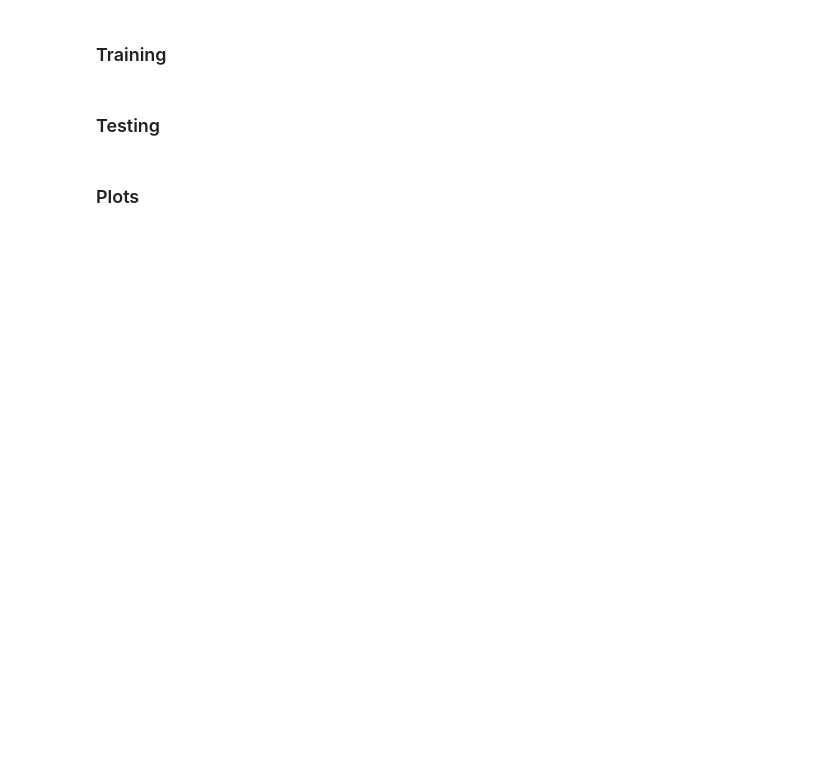
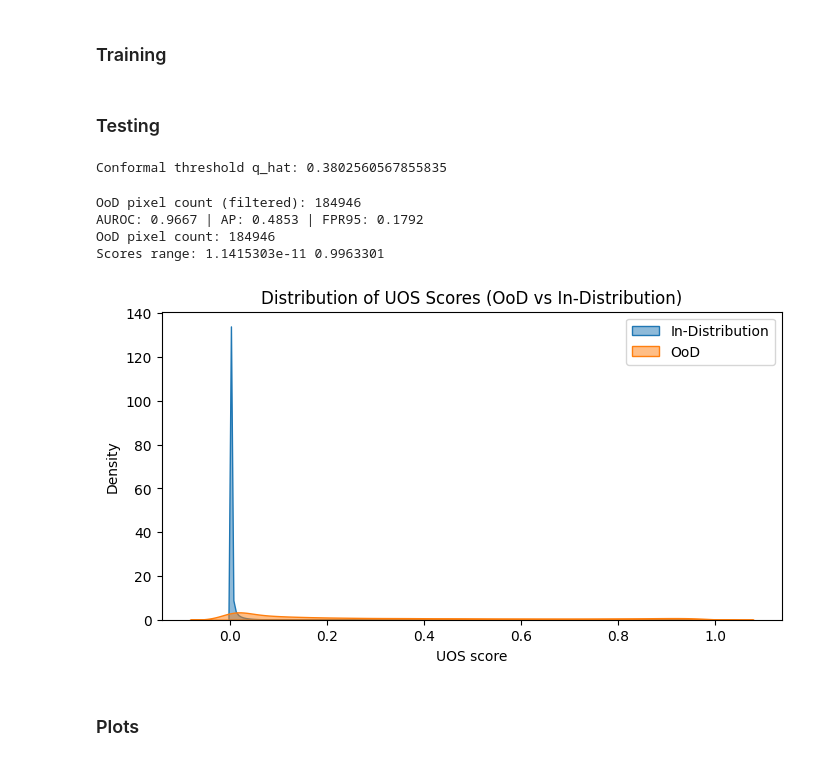
Before and after one commit to LucaColamarino/Proj11CV, a Jupyter notebook: paper_impl.ipynb, the cells around one changed output. Drawn from its saved outputs; the diff is of its cells as text; code cells hidden in the pictures; blank space fills up the shorter version.

```diff
--- a/paper_impl.ipynb
+++ b/paper_impl.ipynb
@@ -36,7 +37,7 @@ weight_decay = 1e-4
 
 # Model and training setup
 MODEL_PATH = "deeplab_uos_trained.pth"
-EPOCHS = 3
+EPOCHS = 0
 start_epoch = 0
 best_mIoU = 0.0
 
@@ -302,16 +165,3 @@ def plot_confusion_overlay(img, gt_ood, pred_ood, title="OoD Confusion Overlay")
-# %%
-def plot_roc_pr(all_scores, all_gts):
-    plt.figure(figsize=(12, 5))
-
-    plt.subplot(1, 2, 1)
-    RocCurveDisplay.from_predictions(all_gts, all_scores)
-    plt.title("ROC Curve (OoD)")
-
-    plt.subplot(1, 2, 2)
-    PrecisionRecallDisplay.from_predictions(all_gts, all_scores)
-    plt.title("Precision-Recall Curve (OoD)")
-
-    plt.show()
 # %% [markdown]
 ### Data
 # %%
@@ -418,6 +270,8 @@ with torch.no_grad():
 calib_scores = np.concatenate(calib_scores).flatten()
 qhat = calibrate_conformal(calib_scores, alpha=alpha)
 print(f"Conformal threshold q_hat: {qhat}")
+# %% [output]
+Conformal threshold q_hat: 0.3802560567855835
 # %%
 # Testing
 all_scores, all_gts = [], []
@@ -441,33 +295,40 @@ with torch.no_grad():
             # Only keep road + obstacles
             valid_pixels = gt_eval != -1
 
             # Add valid values
             uos_map = uos[i, 0]  # [H, W]
             all_scores.append(uos_map[valid_pixels])
             all_gts.append(gt_eval[valid_pixels])
 
 all_scores = np.concatenate(all_scores).flatten()
 all_gts = np.concatenate(all_gts).flatten()
 
 print("OoD pixel count (filtered):", np.sum(all_gts))
 metrics = evaluate_metrics(all_scores, all_gts)
 print(f"AUROC: {metrics['AUROC']:.4f} | AP: {metrics['AP']:.4f} | FPR95: {metrics['FPR95']:.4f}")
 
 print("OoD pixel count:", np.sum(all_gts))
 print("Scores range:", all_scores.min(), all_scores.max())
 
 ood_scores = all_scores[all_gts == 1]
 ind_scores = all_scores[all_gts == 0]
 
 # Plotting the distribution of UOS scores for OoD vs In-Distribution
 plt.figure(figsize=(8,4))
 sns.kdeplot(ind_scores, label="In-Distribution", fill=True, alpha=0.5)
 sns.kdeplot(ood_scores, label="OoD", fill=True, alpha=0.5)
 plt.title("Distribution of UOS Scores (OoD vs In-Distribution)")
 plt.xlabel("UOS score")
 plt.ylabel("Density")
 plt.legend()
 plt.show()
+plot_roc_pr(all_scores, all_gts)
+# %% [output]
+OoD pixel count (filtered): 184946
+AUROC: 0.9667 | AP: 0.4853 | FPR95: 0.1792
+OoD pixel count: 184946
+Scores range: 1.1415303e-11 0.9963301
+[figure, added]
 # %% [markdown]
 ### Plots
 # %%
```
Also changed, not shown: parts of 12 cells of this notebook, 5 other files.
